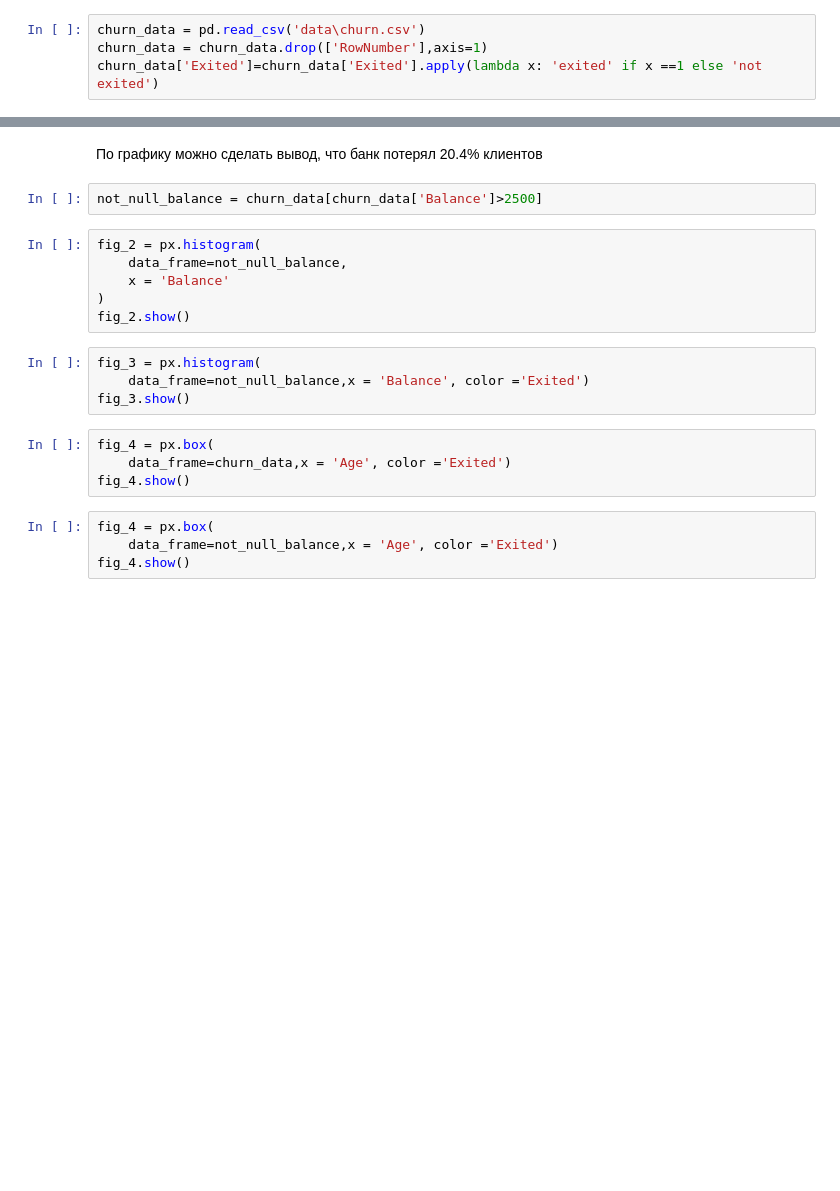
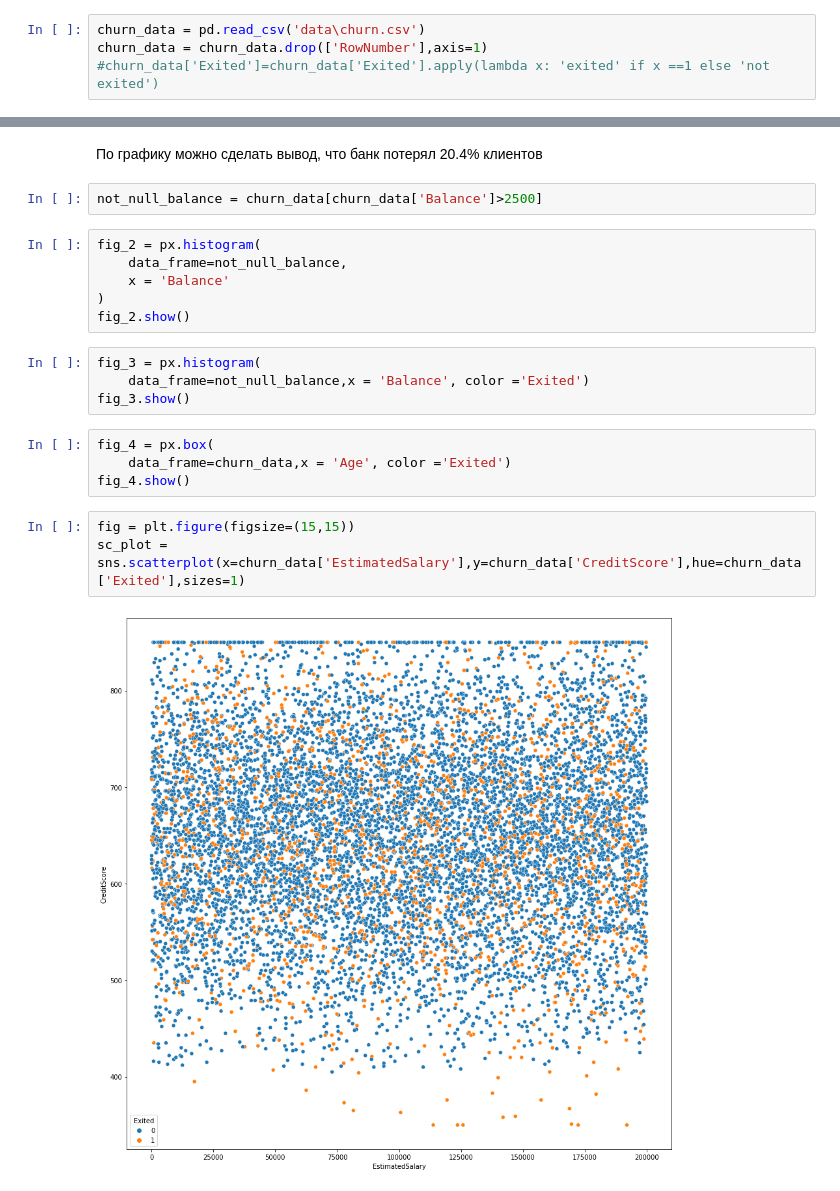
Before and after one commit to Karayushii/SF_PY_13, a Jupyter notebook: main.ipynb, the cells around one changed output, grey strips where cells are left out. Saved outputs shown, nothing was run; the diff lists cells and outputs as text; blank space fills up the shorter version.

```diff
--- a/main.ipynb
+++ b/main.ipynb
@@ -4,7 +8,7 @@ import plotly.express as px
 # %%
 churn_data = pd.read_csv('data\churn.csv')
 churn_data = churn_data.drop(['RowNumber'],axis=1)
-churn_data['Exited']=churn_data['Exited'].apply(lambda x: 'exited' if x ==1 else 'not exited')
+#churn_data['Exited']=churn_data['Exited'].apply(lambda x: 'exited' if x ==1 else 'not exited')
 # %%
 fig_1 = px.pie(
     data_frame=churn_data,
@@ -30,7 +34,8 @@ fig_3.show()
 fig_4 = px.box(
     data_frame=churn_data,x = 'Age', color ='Exited')
 fig_4.show()
-# %%
-fig_4 = px.box(
-    data_frame=not_null_balance,x = 'Age', color ='Exited')
-fig_4.show()
+# %%
+fig = plt.figure(figsize=(15,15))
+sc_plot = sns.scatterplot(x=churn_data['EstimatedSalary'],y=churn_data['CreditScore'],hue=churn_data['Exited'],sizes=1)
+# %% [output]
+[figure, added]
```
Also changed, not shown: parts of 1 cell of this notebook.
